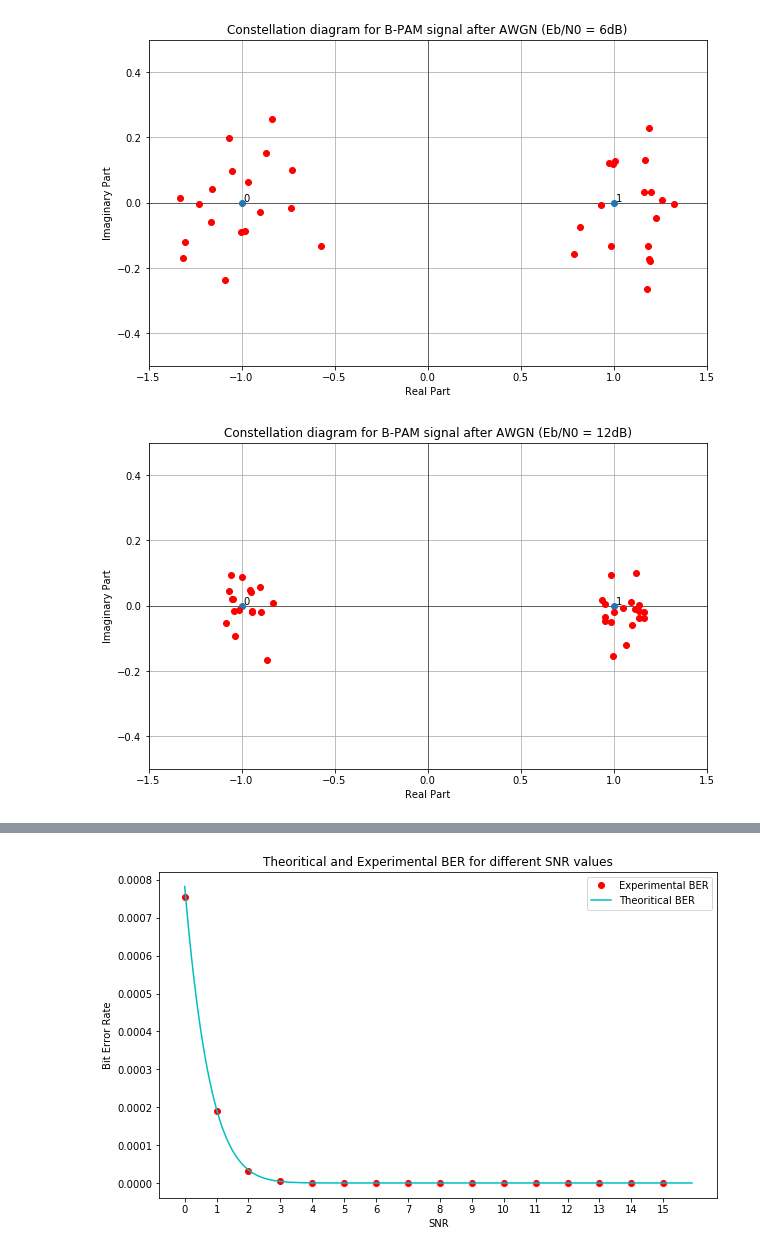
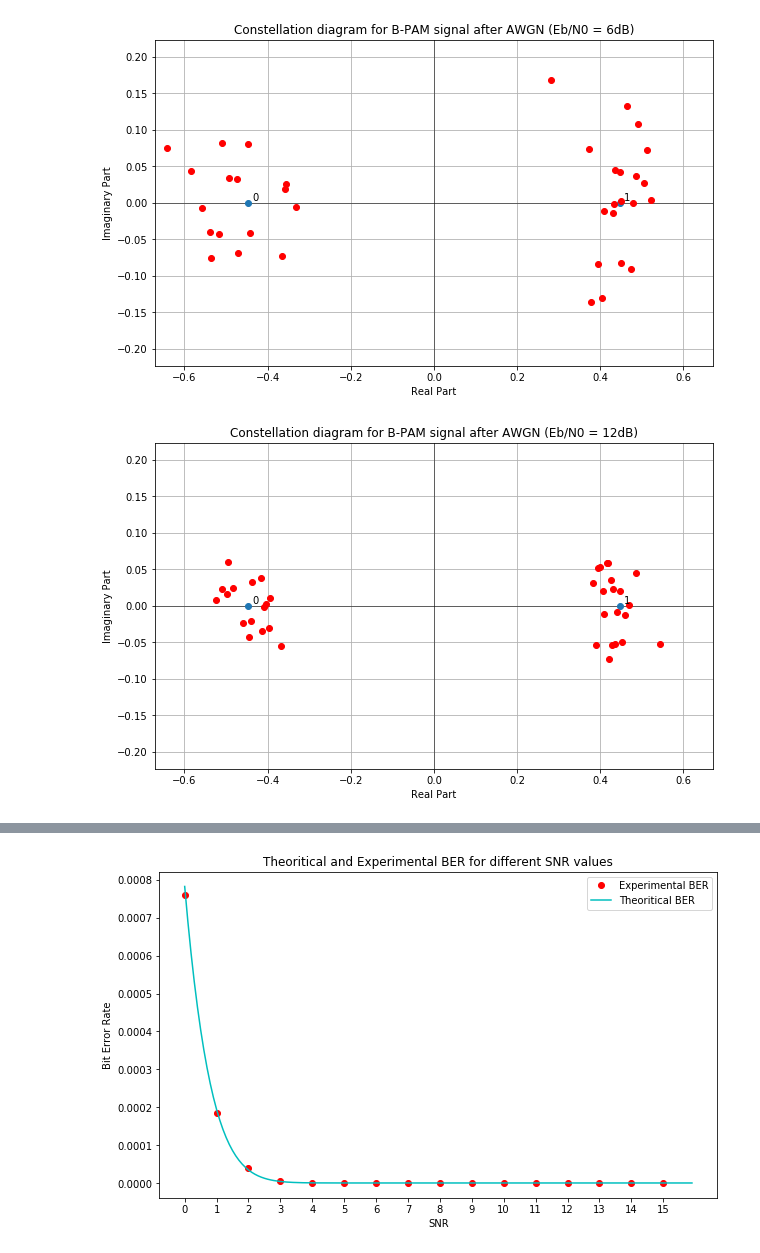
Before and after one commit to Vxiros/telecommunications-NTUA, a Jupyter notebook: Lab 2/part1.ipynb, the cells around one changed output, grey strips where cells are left out. Drawn from its saved outputs; the diff is of its cells as text; code cells hidden in the pictures.

```diff
--- a/Lab 2/part1.ipynb
+++ b/Lab 2/part1.ipynb
@@ -6,11 +6,12 @@ from matplotlib.pyplot import figure
 from scipy import special
 # %%
 """ 1.a """
+g = [1, 1, 1, 0, 0, 0, 1, 1, 1, 0, 1, 1, 1, 0, 1, 0, 1, 1, 0, 0, 1, 1, 1, 0, 0, 1, 0, 0, 0, 1, 1, 0, 0, 0, 1, 1]
 n, p = 2, 0.5 # τιμ΄΄ή bit 0 ή 1 με ίση πιθανότητα εμφάνισης 0.5
 bitstream_len = 36
-bits = np.random.binomial(1, 0.5, bitstream_len) # τυχαία ακολουθία από 36 bits
-
+#random_bits = np.random.binomial(1, 0.5, bitstream_len) # τυχαία ακολουθία από 36 bits
+random_bits = np.array(g)
 print("Random " + str(bitstream_len) + "-bit stream")
-print(bits)
+print(random_bits)
 # %% [output]
 Random 36-bit stream
@@ -25,7 +26,6 @@ AM = 1
 Tb = 0.2 #sec (διάρκεια κάθε bit)
 A = AM #Volts (πλάτος)
 
-
 bitsB_PAM = [0.0]
 time = [0.0]
 
@@ -33,13 +33,13 @@ bpam = lambda b : (2*A*b - A)
 
 """ το πρώτο και το τελευταίο στοιχείο είναι 0.0 και χρησιμεύει μόνο για την χάραξη της γραφικής παράστασης του σήματος """
 t = 0.0
-for bit in bits:
+for bit in random_bits:
     bitsB_PAM.append(bpam(bit))
     time.append(t)
     t += Tb
 
 bitsB_PAM.append(0.0)
-time.append(len(bits)*Tb)
+time.append(len(random_bits)*Tb)
 
 fig = plt.figure(figsize=(18,6))
 ax = fig.add_subplot()
@@ -58,8 +56,10 @@ Random 36-bit stream
 # %%
 """ 1.b """
-# Έχουμε τις τιμές -Α για το bit 0 και A για το bit 1
-v0 = -A
-v1 = A
+Eb = (A**2) * Tb # Μέση ενέργεια συμβόλου (joules/bit)
+""" Τα σημεία αστερισμού είναι τα (-ριζα(Εb),0) για το bit 0
+    και (ριζα(Εb),0) για το bit 1 """
+v0 = -np.sqrt(Eb)
+v1 = np.sqrt(Eb)
 x = [v0.real, v1.real]
 y = [v0.imag, v1.imag]
 bits = ['0', '1']
@@ -97,15 +96,15 @@ calculate_N0 = lambda SNR : Eb / 10**(SNR/10)
 # %%
 # Eb/N0 = 6dB
 SNR = 6 #dB
-AWGNsignal = AWGN(calculate_N0(SNR), len(bitsB_PAM))
+AWGNsignal1 = AWGN(calculate_N0(SNR), len(bitsB_PAM))
 """ το πρώτο και το τελευταίο στοιχείο είναι 0.0 και χρησιμεύει μόνο για την χάραξη της
     γραφικής παράστασης του σήματος άρα τα θέτουμε και στον AWGN θόρυβο ίσα με 0.0 """
-AWGNsignal.real[0] = 0.0
-AWGNsignal.real[len(AWGNsignal.real)-1] = 0.0
-AWGNsignal.imag[0] = 0.0
-AWGNsignal.imag[len(AWGNsignal.real)-1] = 0.0
+AWGNsignal1.real[0] = 0.0
+AWGNsignal1.real[len(AWGNsignal1.real)-1] = 0.0
+AWGNsignal1.imag[0] = 0.0
+AWGNsignal1.imag[len(AWGNsignal1.real)-1] = 0.0
 
-s1 = add_AWGN(bitsB_PAM, AWGNsignal)
+s1 = add_AWGN(bitsB_PAM, AWGNsignal1)
 # %%
 # Eb/N0 = 12dB
 SNR = 12 #dB
@@ -158,34 +120,36 @@ plt.show()
 # %%
 """ 1.d """
 # Διάγραμμα αστερισμού για το σήμα s1
-v0 = -A
-v1 = A
+Eb = (A**2) * Tb # Μέση ενέργεια συμβόλου (joules/bit)
+v0 = -np.sqrt(Eb)
+v1 = np.sqrt(Eb)
 x = [v0.real, v1.real]
 y = [v0.imag, v1.imag]
 bits = ['0', '1']
 fig = plt.figure(figsize=(10,6))
 plt.axhline(y=0, linewidth=0.5, color='0')
 plt.axvline(x=0, linewidth=0.5, color='0')
 plt.plot(x, y, 'o')
 for i in range(1, len(s1)-1):
-    X = s1[i].real
-    Y = s1[i].imag
+    X = s1[i].real * np.sqrt(Tb)
+    Y = s1[i].imag * np.sqrt(Tb)
     plt.plot(X, Y, 'o', color='r')
 for i, bit in enumerate(bits):
     plt.annotate(bit, (x[i] + 0.01, y[i] + 0.003))
 plt.title('Constellation diagram for B-PAM signal after AWGN (Eb/N0 = 6dB)')
 plt.xlabel('Real Part')
-plt.xlim([-1.5 * A, 1.5 * A])
+plt.xlim([-1.5 * np.sqrt(Eb), 1.5 * np.sqrt(Eb)])
 plt.ylabel('Imaginary Part')
-plt.ylim([-0.5 * A, 0.5 * A])
+plt.ylim([-0.5 * np.sqrt(Eb), 0.5 * np.sqrt(Eb)])
 plt.grid(True)
 plt.show()
 # %% [output]
-[figure, old version]
+[figure, new version]
 # %%
 # Διάγραμμα αστερισμού για το σήμα s2
-v0 = -A
-v1 = A
+Eb = A**2*Tb # Μέση ενέργεια συμβόλου (joules/bit)
+v0 = -np.sqrt(Eb)
+v1 = np.sqrt(Eb)
 x = [v0.real, v1.real]
 y = [v0.imag, v1.imag]
 bits = ['0', '1']
@@ -194,20 +158,20 @@ plt.axhline(y=0, linewidth=0.5, color='0')
 plt.axvline(x=0, linewidth=0.5, color='0')
 plt.plot(x, y, 'o')
 for i in range(1, len(s1)-1):
-    X = s2[i].real
-    Y = s2[i].imag
+    X = s2[i].real * np.sqrt(Tb)
+    Y = s2[i].imag * np.sqrt(Tb)
     plt.plot(X, Y, 'o', color='r')
 for i, bit in enumerate(bits):
     plt.annotate(bit, (x[i] + 0.01, y[i] + 0.003))
 plt.title('Constellation diagram for B-PAM signal after AWGN (Eb/N0 = 12dB)')
 plt.xlabel('Real Part')
-plt.xlim([-1.5 * A, 1.5 * A])
+plt.xlim([-1.5 * np.sqrt(Eb), 1.5 * np.sqrt(Eb)])
 plt.ylabel('Imaginary Part')
-plt.ylim([-0.5 * A, 0.5 * A])
+plt.ylim([-0.5 * np.sqrt(Eb), 0.5 * np.sqrt(Eb)])
 plt.grid(True)
 plt.show()
 # %% [output]
-[figure, old version]
+[figure, new version]
 # %%
 """ 1.e """
 n, p = 2, 0.5 # τιμ΄΄ή bit 0 ή 1 με ίση πιθανότητα εμφάνισης 0.5
```
Also changed, not shown: parts of 11 cells of this notebook, 2 other files.
